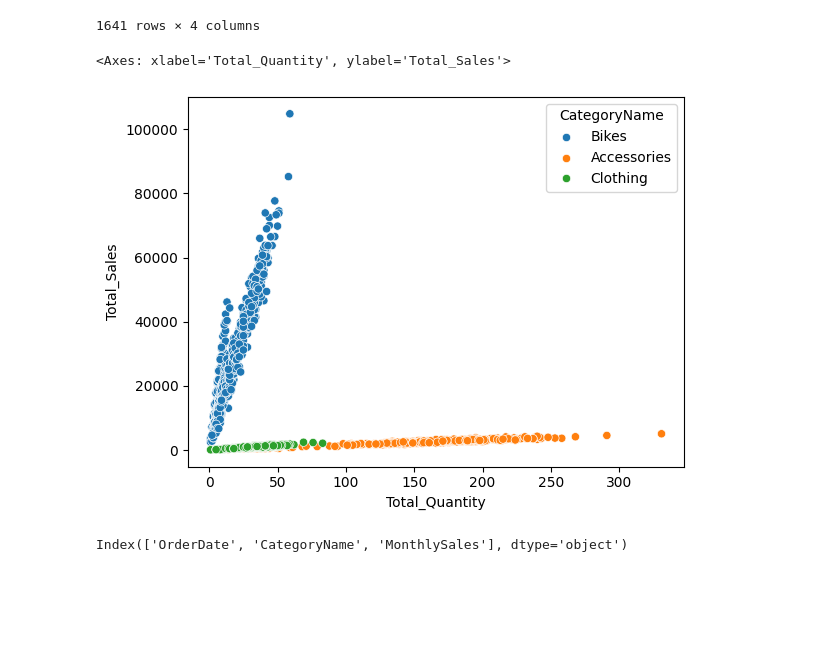
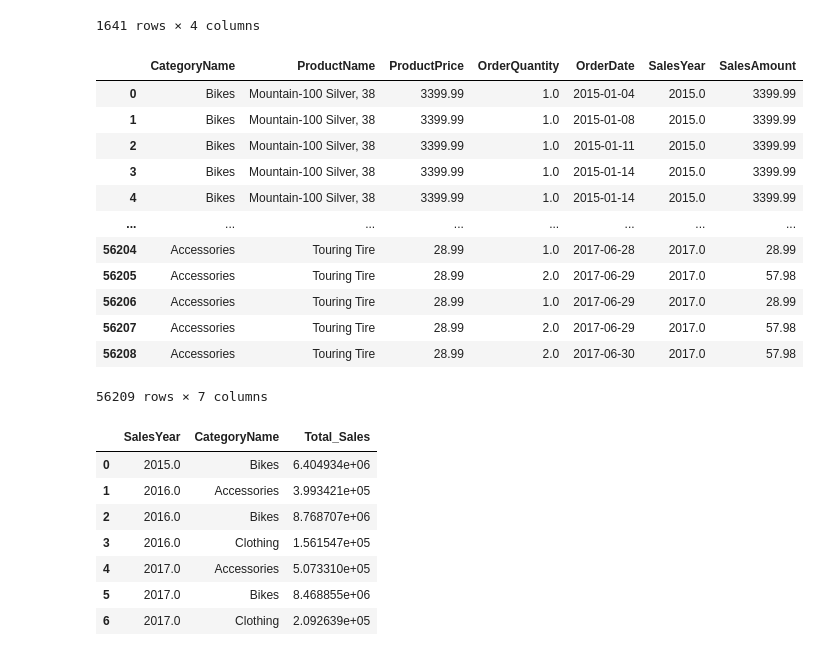
Before and after one commit to Nishanth09121996/AA-Python-2024, a Jupyter notebook: 11-Pandas/28-SuperSales.ipynb, the cells around one changed output. Cells and saved outputs as stored; diff of their text form; code cells hidden in the pictures; blank space fills up the shorter version.

```diff
--- a/11-Pandas/28-SuperSales.ipynb
+++ b/11-Pandas/28-SuperSales.ipynb
@@ -79,8 +96,3 @@ SalesByProductDaily
 | 1639 | 2017-06-30 | Bikes | 40117.2425 | 25.0 |
 | 1640 | 2017-06-30 | Clothing | 961.1495 | 28.0 |
 1641 rows × 4 columns
-# %%
-sns.scatterplot(data=SalesByProductDaily,x= SalesByProductDaily['Total_Quantity'],y=SalesByProductDaily['Total_Sales'],hue=SalesByProductDaily['CategoryName'])
-# %% [output]
-<Axes: xlabel='Total_Quantity', ylabel='Total_Sales'>
-[figure, removed]
@@ -91,4 +98,0 @@ SalesByProductDaily = SalesByProductDaily.groupby(['OrderDate', 'CategoryName'],
-# %%
-SalesByProductDaily.columns
-# %% [output]
-Index(['OrderDate', 'CategoryName', 'MonthlySales'], dtype='object')
@@ -94,0 +101,28 @@ Index(['OrderDate', 'CategoryName', 'MonthlySales'], dtype='object')
+# %%
+SalesByProduct
+# %% [output]
+|  | CategoryName | ProductName | ProductPrice | OrderQuantity | OrderDate | SalesYear | SalesAmount |
+| 0 | Bikes | Mountain-100 Silver, 38 | 3399.99 | 1.0 | 2015-01-04 | 2015.0 | 3399.99 |
+| 1 | Bikes | Mountain-100 Silver, 38 | 3399.99 | 1.0 | 2015-01-08 | 2015.0 | 3399.99 |
+| 2 | Bikes | Mountain-100 Silver, 38 | 3399.99 | 1.0 | 2015-01-11 | 2015.0 | 3399.99 |
+| 3 | Bikes | Mountain-100 Silver, 38 | 3399.99 | 1.0 | 2015-01-14 | 2015.0 | 3399.99 |
+| 4 | Bikes | Mountain-100 Silver, 38 | 3399.99 | 1.0 | 2015-01-14 | 2015.0 | 3399.99 |
+| ... | ... | ... | ... | ... | ... | ... | ... |
+| 56204 | Accessories | Touring Tire | 28.99 | 1.0 | 2017-06-28 | 2017.0 | 28.99 |
+| 56205 | Accessories | Touring Tire | 28.99 | 2.0 | 2017-06-29 | 2017.0 | 57.98 |
+| 56206 | Accessories | Touring Tire | 28.99 | 1.0 | 2017-06-29 | 2017.0 | 28.99 |
+| 56207 | Accessories | Touring Tire | 28.99 | 2.0 | 2017-06-29 | 2017.0 | 57.98 |
+| 56208 | Accessories | Touring Tire | 28.99 | 2.0 | 2017-06-30 | 2017.0 | 57.98 |
+56209 rows × 7 columns
+# %%
+SalesByProduct = SalesByProduct.groupby(['SalesYear','CategoryName'],as_index=False).agg(Total_Sales = ('SalesAmount','sum'))
+SalesByProduct
+# %% [output]
+|  | SalesYear | CategoryName | Total_Sales |
+| 0 | 2015.0 | Bikes | 6.404934e+06 |
+| 1 | 2016.0 | Accessories | 3.993421e+05 |
+| 2 | 2016.0 | Bikes | 8.768707e+06 |
+| 3 | 2016.0 | Clothing | 1.561547e+05 |
+| 4 | 2017.0 | Accessories | 5.073310e+05 |
+| 5 | 2017.0 | Bikes | 8.468855e+06 |
+| 6 | 2017.0 | Clothing | 2.092639e+05 |
```
Also changed, not shown: parts of 14 cells of this notebook, 5 other files.
